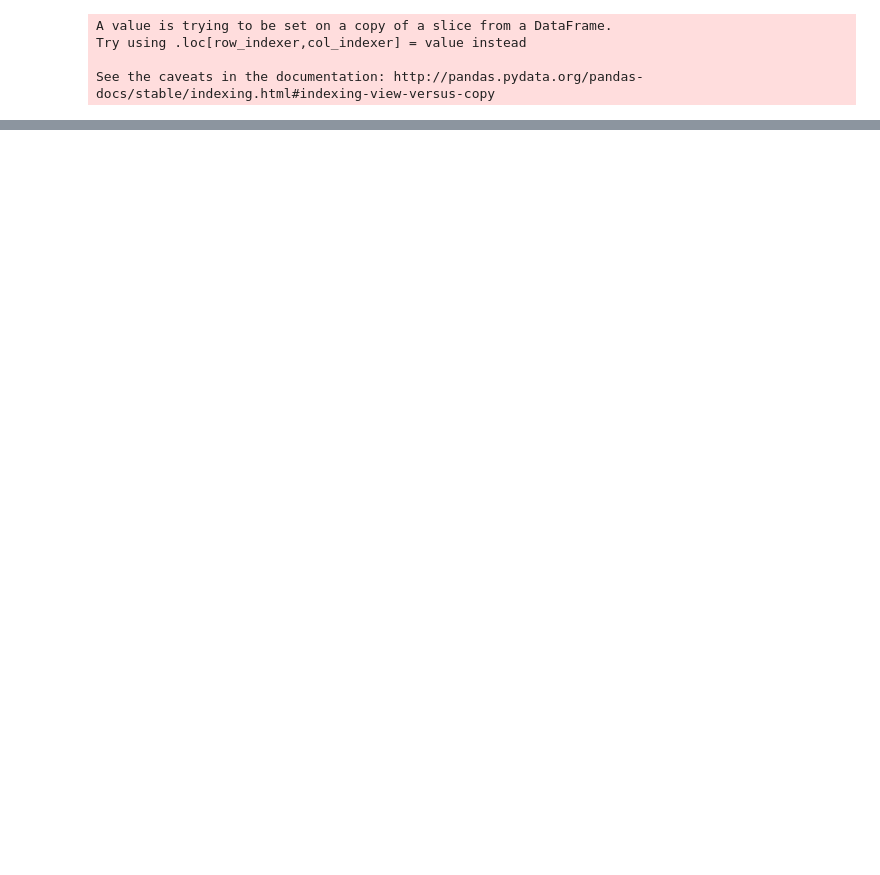
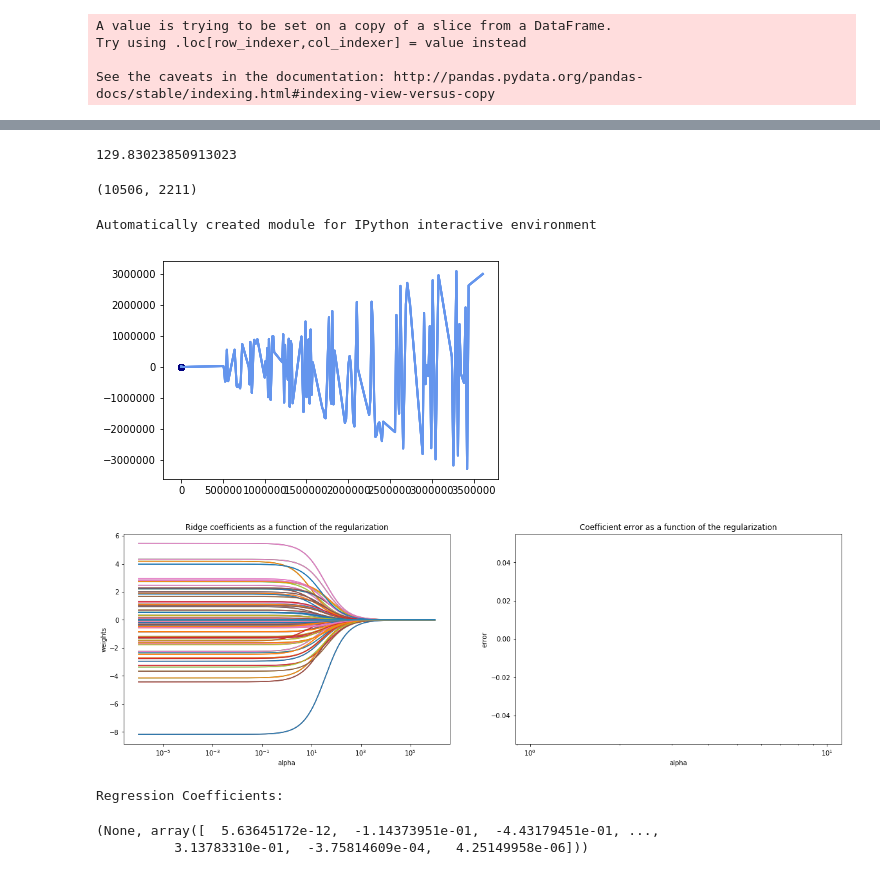
Before and after one commit to tninh/Flights-Delay-Prediction, a Jupyter notebook: script/flights_delay_regression.ipynb, the cells around one changed output, grey strips where cells are left out. Drawn from its saved outputs; the diff is of its cells as text; code cells hidden in the pictures; blank space fills up the shorter version.

Commit message:
Modified polynomial regression

```diff
--- a/script/flights_delay_regression.ipynb
+++ b/script/flights_delay_regression.ipynb
@@ -537,7 +489,8 @@ print("MSE =", metrics.mean_squared_error(predictions, Y))
 # %%
+from sklearn.linear_model import Ridge
 from sklearn.metrics import mean_squared_error, r2_score
 poly = PolynomialFeatures(degree = 2)
-reg = linear_model.LinearRegression()
+reg = linear_model.Ridge()
 X = poly.fit_transform(X)
 reg.fit(X, Y)
 # %% [output]
@@ -619,6 +561,0 @@ score = metrics.mean_squared_error(result, Y_test)
-# %%
-from sklearn.metrics import mean_squared_error, r2_score
-poly = PolynomialFeatures(degree = 2)
-reg = linear_model.Ridge(alpha=.5)
-train= poly.fit_transform()
-reg.fit(X, Y)
@@ -822,0 +562,68 @@ data0_df
+# %%
+score
+# %% [output]
+129.83023850913023
+# %%
+X.shape
+# %% [output]
+(10506, 2211)
+# %%
+
+print(__doc__)
+
+import matplotlib.pyplot as plt
+import numpy as np
+
+from sklearn.datasets import make_regression
+from sklearn.linear_model import Ridge
+from sklearn.metrics import mean_squared_error
+
+clf = Ridge()
+
+#w = make_regression(n_samples=10506, n_features=2211, coef=True,
+#                           random_state=1, bias=3.5)
+
+coefs = []
+#errors = []
+
+alphas = np.logspace(-6, 6, 200)
+
+# Train the model with different regularisation strengths
+for a in alphas:
+    clf.set_params(alpha=a)
+    clf.fit(X, Y)
+    coefs.append(clf.coef_)
+    #errors.append(mean_squared_error(clf.coef_, w))
+
+# Display results
+plt.figure(figsize=(20, 6))
+
+plt.subplot(121)
+ax = plt.gca()
+ax.plot(alphas, coefs)
+ax.set_xscale('log')
+plt.xlabel('alpha')
+plt.ylabel('weights')
+plt.title('Ridge coefficients as a function of the regularization')
+plt.axis('tight')
+
+plt.subplot(122)
+ax = plt.gca()
+#ax.plot(alphas, errors)
+ax.set_xscale('log')
+plt.xlabel('alpha')
+plt.ylabel('error')
+plt.title('Coefficient error as a function of the regularization')
+plt.axis('tight')
+
+plt.show()
+# %% [output]
+Automatically created module for IPython interactive environment
+[figure, added]
+[figure, added]
+# %%
+print("Regression Coefficients: \n"), reg.coef_
+# %% [output]
+Regression Coefficients:
+(None, array([  5.63645172e-12,  -1.14373951e-01,  -4.43179451e-01, ...,
+          3.13783310e-01,  -3.75814609e-04,   4.25149958e-06]))
```
Also changed, not shown: parts of 42 cells of this notebook.
